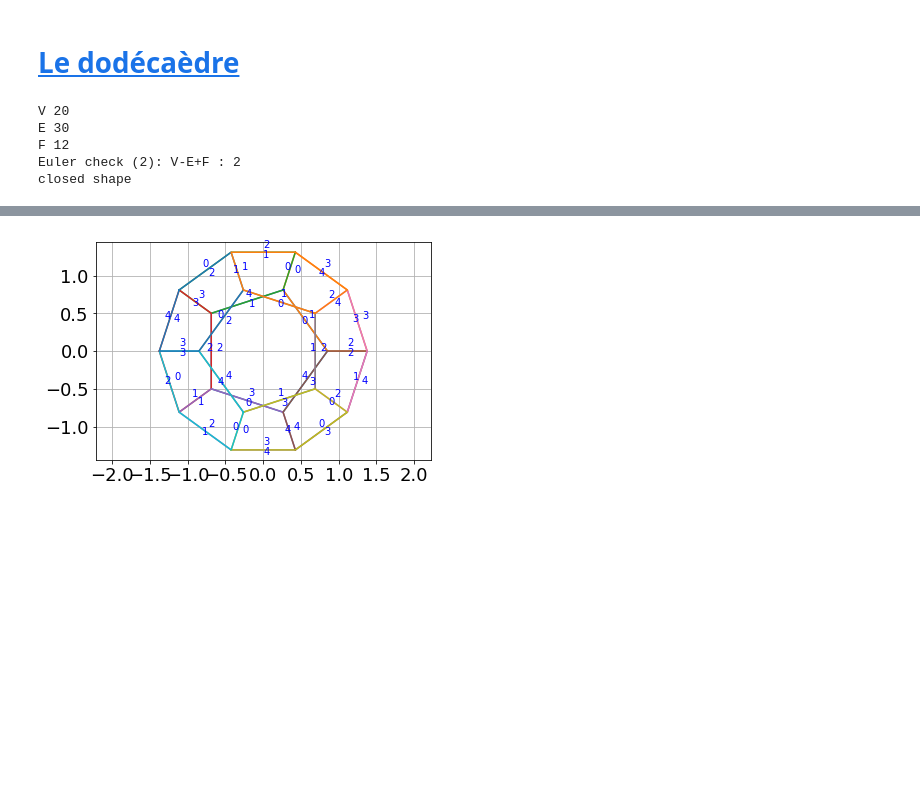
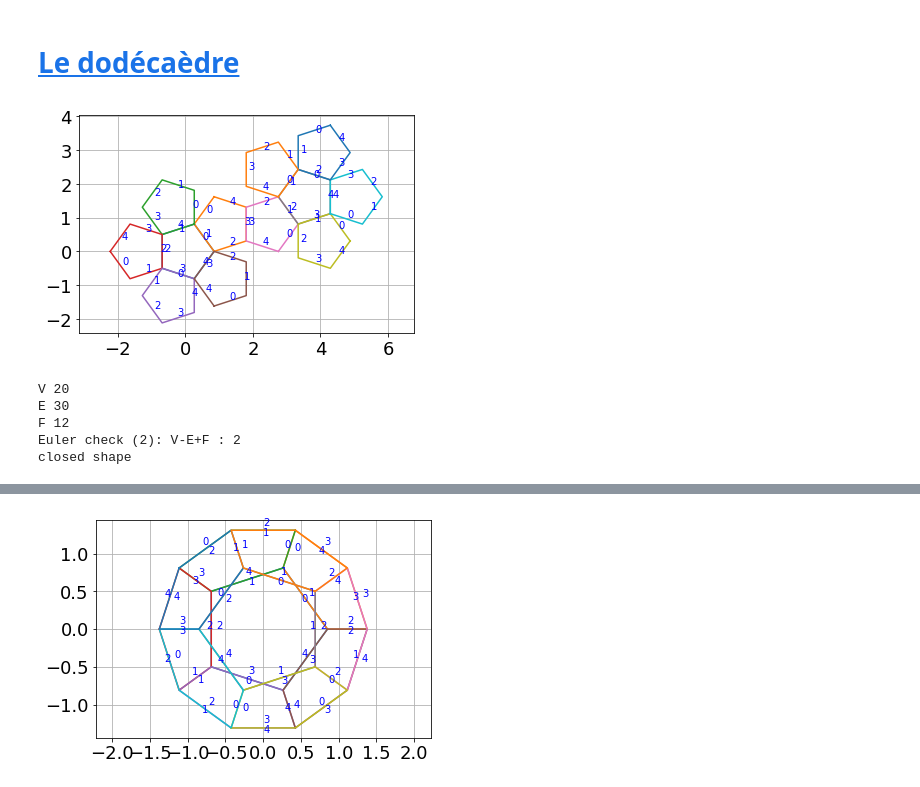
Before and after one commit to cadracks-project/ccad, a Jupyter notebook: doc/notebook/Polyedre.ipynb, the cells around one changed output, grey strips where cells are left out. Saved outputs shown, nothing was run; the diff lists cells and outputs as text; code cells hidden in the pictures; blank space fills up the shorter version.

```diff
--- a/doc/notebook/Polyedre.ipynb
+++ b/doc/notebook/Polyedre.ipynb
@@ -123,19 +143,23 @@ j.DisplayShape(tetrasolid.shape,update=True)
 # %%
 dodecanet = pn.PlanarNet(N=5,l=1)
 alpha = np.arctan(2)
 for k in range(5):
     dodecanet.replicate(iedge=k, angle = alpha)
 dodecanet.replicate(iface=1,iedge=3,angle=alpha)
 dodecanet.replicate(iface=6,iedge=1,angle=alpha)
 for k in range(2,6):
     dodecanet.replicate(iface=7,iedge=(k+1)%5,angle=alpha)
-dodecasolid = dodecanet.fold()
+dodecanet.plot()
 # %% [output]
-V 20
-E 30
-F 12
-Euler check (2): V-E+F : 2
-closed shape
+[figure, added]
+# %%
+dodecasolid = dodecanet.fold()
+# %% [output]
+V 20
+E 30
+F 12
+Euler check (2): V-E+F : 2
+closed shape
 # %%
 j = jupyter_renderer.JupyterRenderer()
 j.DisplayShape(dodecasolid.shape,update=True)
```
Also changed, not shown: parts of 25 cells of this notebook, 1 other file.
